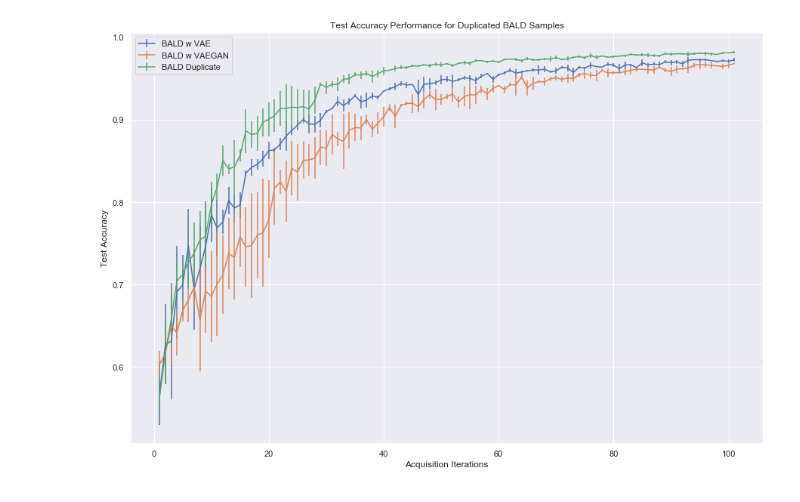
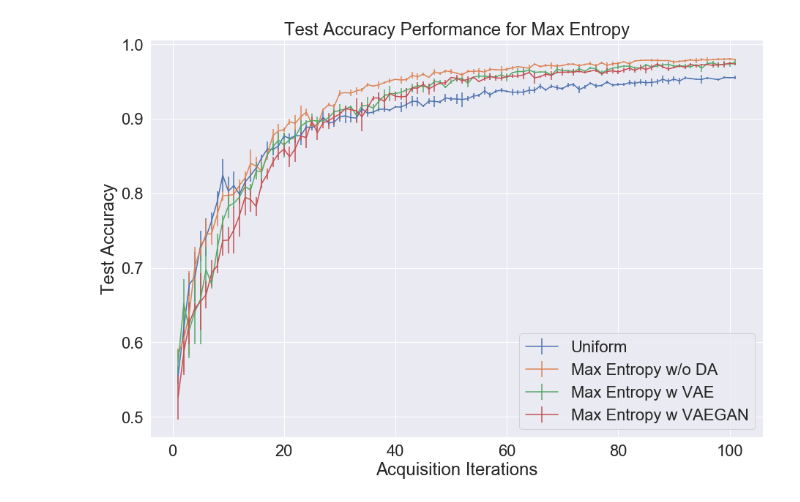
Before and after one commit to vaibhavjindal/10708project, a Jupyter notebook: plotting/plotting_errorbars.ipynb, the cells around one changed output. Cells and saved outputs as stored; diff of their text form; code cells hidden in the pictures.

```diff
--- a/plotting/plotting_errorbars.ipynb
+++ b/plotting/plotting_errorbars.ipynb
@@ -2,36 +2,42 @@
 import numpy as np
 import matplotlib.pyplot as plt
 import seaborn as sns
-sns.set()
+sns.set(font_scale=2)
 # %%
 # methods = ["uniform", "bald", "entropy", "bald_generative", "entropy_generative", "bald_duplicate", "entropy_duplicate", "bald_gan"]
 # methods = ["uniform", "bald", "bald_generative", "bald_gan"]
-# methods = ["uniform", "entropy", "entropy_generative", "entropy_gan"]
-# methods = ["entropy", "entropy_duplicate"]
-methods = ["bald_generative", "bald_gan", "bald_duplicate"]
+methods = ["uniform", "entropy", "entropy_generative", "entropy_gan"]
+# methods = ["entropy", "entropy_generative", "entropy_gan", "entropy_duplicate"]
+# methods = ["bald", "bald_generative", "bald_gan", "bald_duplicate"]
 labels = {
     "uniform": "Uniform",
     "bald": "BALD w/o DA",
     "entropy": "Max Entropy w/o DA",
     "bald_generative": "BALD w VAE",
     "entropy_generative": "Max Entropy w VAE",
     "bald_gan": "BALD w VAEGAN",
-    "entropy_gan": "Max Entropy",
+    "entropy_gan": "Max Entropy w VAEGAN",
     "bald_duplicate": "BALD Duplicate",
     "entropy_duplicate": "Max Entropy Duplicate"
 }
 location = "../perf_lists_final/"
 plt.figure(figsize=(15, 10))
 plt.xlabel("Acquisition Iterations")
 plt.ylabel("Test Accuracy")
-plt.title("Test Accuracy Performance for Duplicated BALD Samples")
+# plt.title("Test Accuracy Performance for Duplicated BALD Samples")
+# plt.title("Test Accuracy Performance for Duplicated Max Entropy Samples")
+# plt.title("Test Accuracy Performance for BALD")
+plt.title("Test Accuracy Performance for Max Entropy")
 for method in methods:
     with open (location + "mean/" + method) as f:
         mean = [float(line.rstrip()) for line in f]
     with open (location + "std/" + method) as f:
         std = [float(line.rstrip()) for line in f]
     plt.errorbar(x=np.arange(101)+1, y=mean, yerr=std, label=labels[method])
 plt.legend()
-plt.savefig("../plots/test_acc_bald_duplicate.png")
+# plt.savefig("../plots/test_acc_BALD.png")
+plt.savefig("../plots/test_acc_max_entropy.png")
+# plt.savefig("../plots/test_acc_max_entropy_duplicate.png")
+# plt.savefig("../plots/test_acc_BALD_duplicate.png")
 # %% [output]
-[figure, old version]
+[figure, new version]
```
Also changed, not shown: 10 other files.
